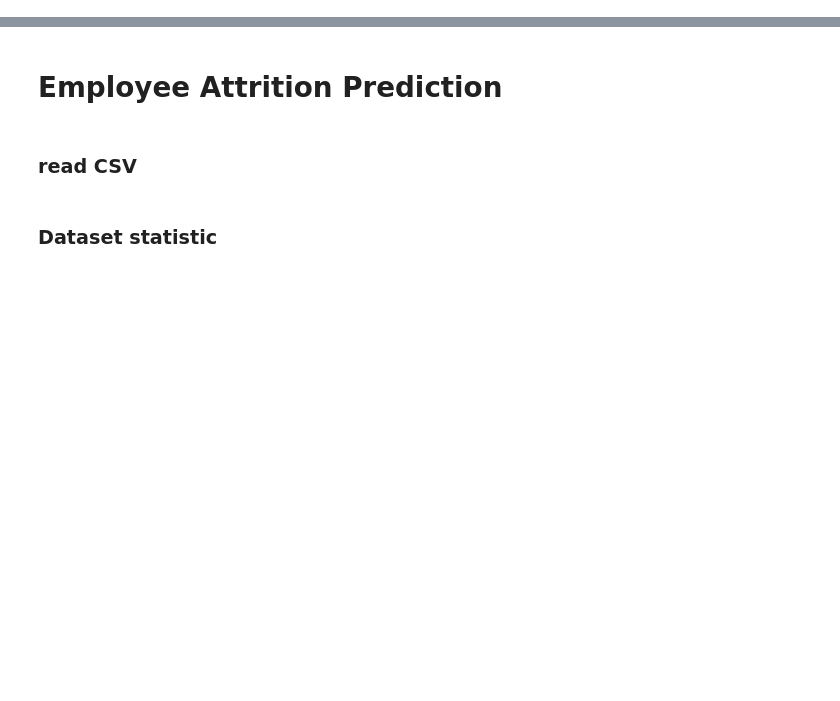
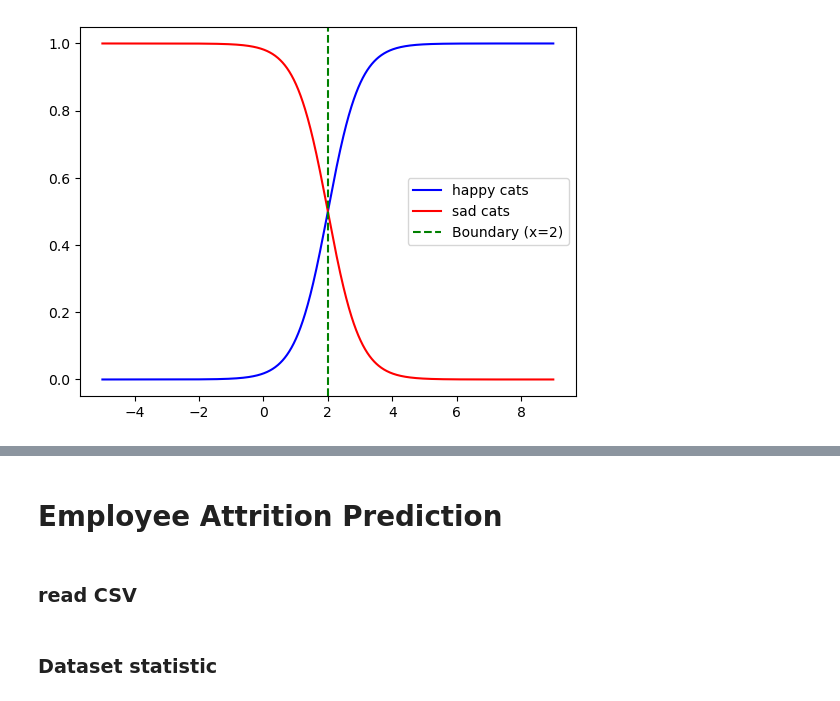
Before and after one commit to GnuBurn/PatternReg, a Jupyter notebook: Hw2/Pattern_HW2_student_2026.ipynb, the cells around one changed output, grey strips where cells are left out. Saved outputs shown, nothing was run; the diff lists cells and outputs as text; code cells hidden in the pictures; blank space fills up the shorter version.

```diff
--- a/Hw2/Pattern_HW2_student_2026.ipynb
+++ b/Hw2/Pattern_HW2_student_2026.ipynb
@@ -2,0 +5,28 @@
+# %%
+#T2
+'''
+From the question, we assume equal prior probabilities. Then we can manually calculate
+the decision boundary from the mean value of 2 dist which is x = 2.
+'''
+def norm_dis(x, mu, sigma):
+    return (1 / (sigma * np.sqrt(2 * np.pi))) * np.exp(-0.5 * ((x - mu) / sigma)**2)
+
+mu1 = 4
+mu2 = 0
+sigma = np.sqrt(2)
+
+x = np.linspace(-5, 9, 1000)
+
+lh1 = norm_dis(x, mu1, sigma)
+lh2 = norm_dis(x, mu2, sigma)
+
+post1 = lh1 / (lh1 + lh2)
+post2 = lh2 / (lh1 + lh2)
+
+plt.plot(x, post1, label="happy cats", color='blue')
+plt.plot(x, post2, label="sad cats", color='red')
+plt.axvline(x = 2, color='green',linestyle='--', label='Boundary (x=2)')
+plt.legend()
+plt.show()
+# %% [output]
+[figure, added]
```
Also changed, not shown: parts of 15 cells of this notebook, 2 other files.
